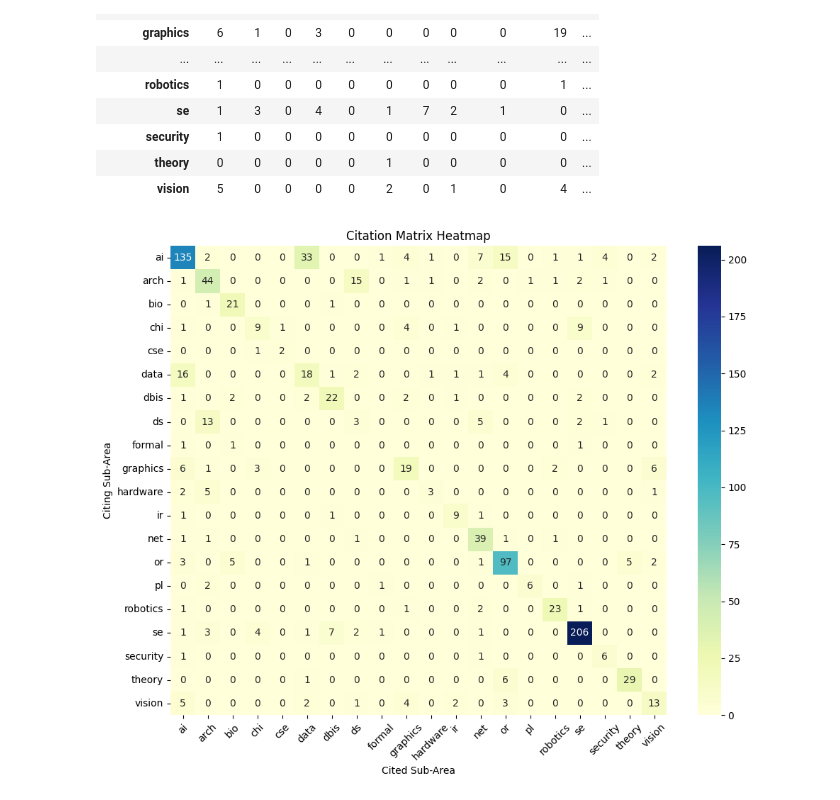
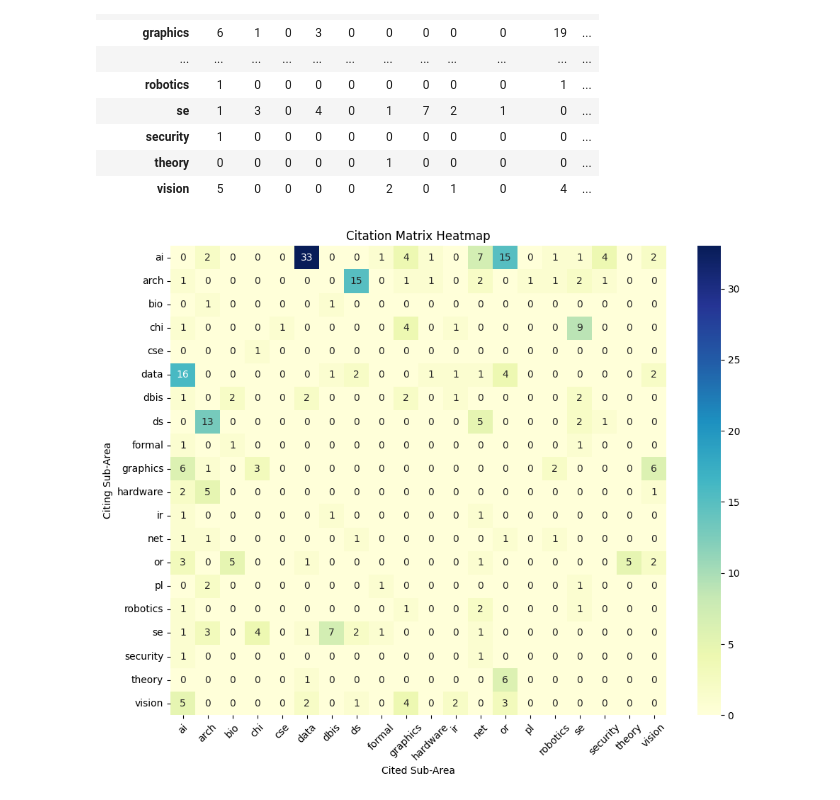
Before and after one commit to viniciusmioto/br_citation_network_cs, a Jupyter notebook: src/exploratory_analysis.ipynb, the cells around one changed output. Drawn from its saved outputs; the diff is of its cells as text; code cells hidden in the pictures.

```diff
--- a/src/exploratory_analysis.ipynb
+++ b/src/exploratory_analysis.ipynb
@@ -355,7 +355,7 @@ def create_citation_matrix(csv_file_path):
 
     return citation_matrix
 # %%
-def plot_citation_heatmap(citation_matrix: pd.DataFrame) -> None:
+def plot_citation_heatmap(citation_matrix: pd.DataFrame, zero_diagonal: bool = False) -> None:
     """
     Plots a heatmap of the citation matrix with annotated values.
 
@@ -364,10 +364,20 @@ def plot_citation_heatmap(citation_matrix: pd.DataFrame) -> None:
                                         represent sub-areas, and each cell [i, j]
                                         contains the number of citations from sub-area
                                         i to sub-area j.
+        zero_diagonal (bool): If True, sets the main diagonal to zero in the heatmap
+                              without altering the original citation_matrix. Default is False.
     """
+    # Create a copy of the citation matrix to avoid modifying the original
+    matrix_to_plot = citation_matrix.copy()
+
+    # If zero_diagonal is True, set the main diagonal to zero
+    if zero_diagonal:
+        np.fill_diagonal(matrix_to_plot.values, 0)
+
+    # Plotting the heatmap
     plt.figure(figsize=(10, 8))
-    sns.heatmap(citation_matrix, annot=True, fmt='d', cmap='YlGnBu', cbar=True,
-                xticklabels=citation_matrix.columns, yticklabels=citation_matrix.index)
+    sns.heatmap(matrix_to_plot, annot=True, fmt='d', cmap='YlGnBu', cbar=True,
+                xticklabels=matrix_to_plot.columns, yticklabels=matrix_to_plot.index)
     plt.title('Citation Matrix Heatmap')
     plt.xlabel('Cited Sub-Area')
     plt.ylabel('Citing Sub-Area')
@@ -644,9 +656,9 @@ citation_matrix
 | theory | 0 | 0 | 0 | 0 | 0 | 1 | 0 | 0 | 0 | 0 | ... |
 | vision | 5 | 0 | 0 | 0 | 0 | 2 | 0 | 1 | 0 | 4 | ... |
 # %%
-plot_citation_heatmap(citation_matrix)
+plot_citation_heatmap(citation_matrix, zero_diagonal=True)
 # %% [output]
-[figure, old version]
+[figure, new version]
 # %%
 areas_graph = create_directed_weighted_graph(citation_matrix)
 # %%
```
Also changed, not shown: parts of 1 cell of this notebook, 5 other files.
